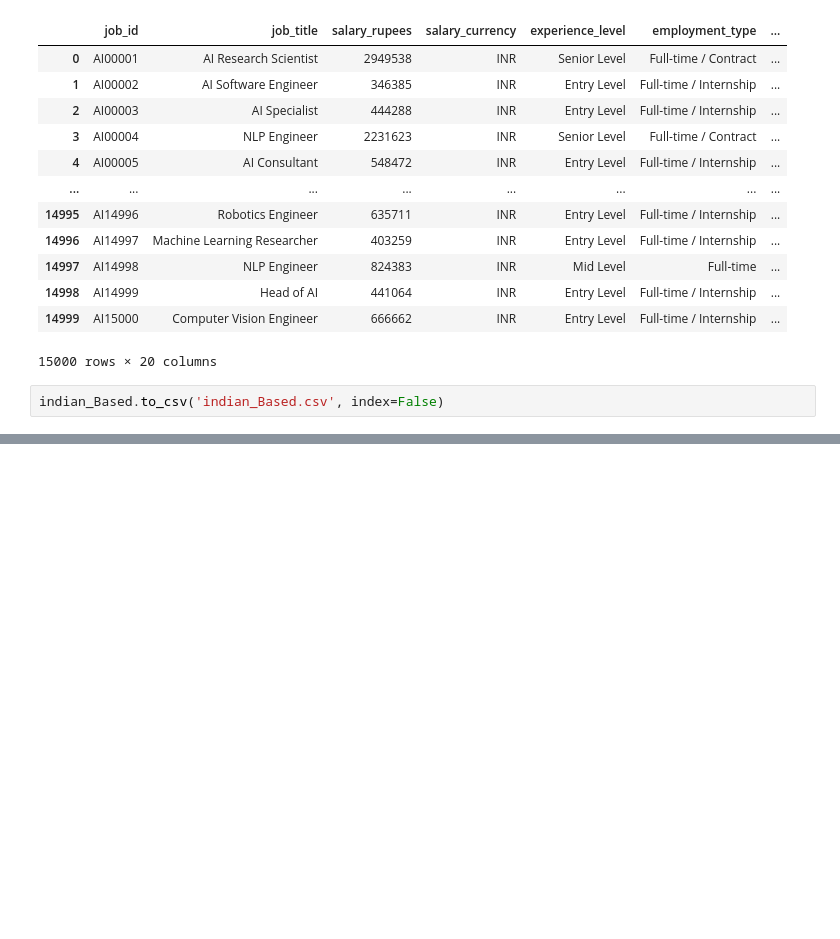
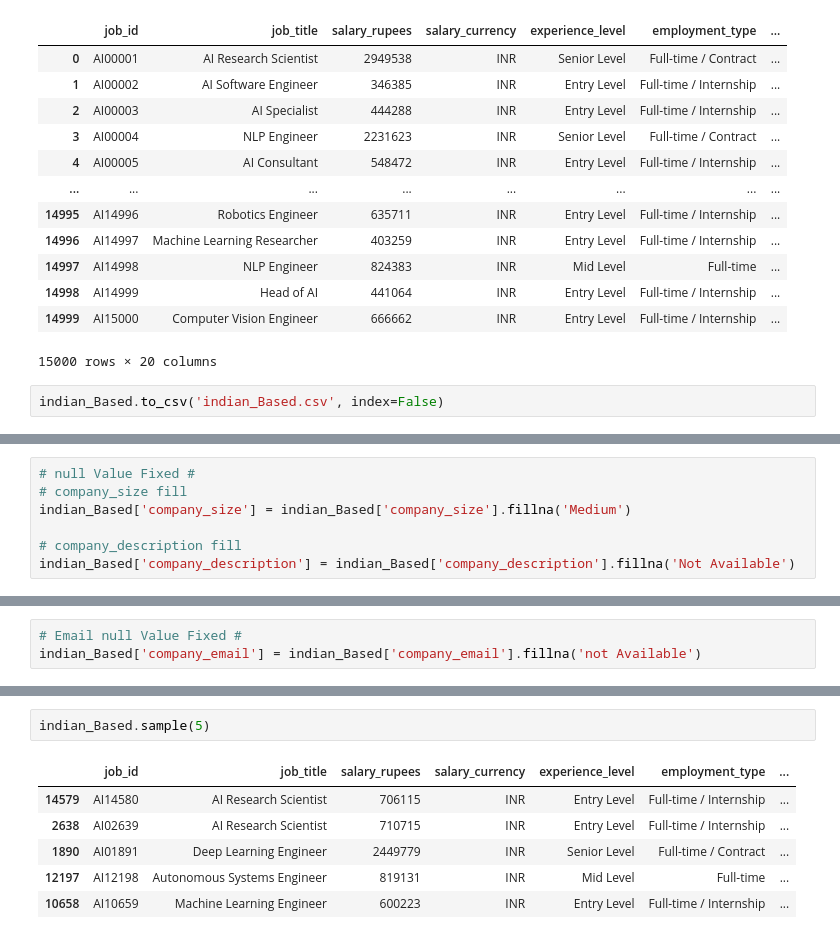
Before and after one commit to AJ0043/advance-ai-job-portal, a Jupyter notebook: Job_portal.ipynb, the cells around one changed output, grey strips where cells are left out. Cells and saved outputs as stored; diff of their text form; blank space fills up the shorter version.

```diff
--- a/Job_portal.ipynb
+++ b/Job_portal.ipynb
@@ -3850,0 +3931,7 @@ indian_Based.to_csv('indian_Based.csv', index=False)
+# %%
+# null Value Fixed #
+# company_size fill
+indian_Based['company_size'] = indian_Based['company_size'].fillna('Medium')
+
+# company_description fill
+indian_Based['company_description'] = indian_Based['company_description'].fillna('Not Available')
@@ -3850,0 +3975,3 @@ indian_Based.to_csv('indian_Based.csv', index=False)
+# %%
+# Email null Value Fixed #
+indian_Based['company_email'] = indian_Based['company_email'].fillna('not Available')
@@ -3850,0 +4036,9 @@ indian_Based.to_csv('indian_Based.csv', index=False)
+# %%
+indian_Based.sample(5)
+# %% [output]
+|  | job_id | job_title | salary_rupees | salary_currency | experience_level | employment_type | ... |
+| 14579 | AI14580 | AI Research Scientist | 706115 | INR | Entry Level | Full-time / Internship | ... |
+| 2638 | AI02639 | AI Research Scientist | 710715 | INR | Entry Level | Full-time / Internship | ... |
+| 1890 | AI01891 | Deep Learning Engineer | 2449779 | INR | Senior Level | Full-time / Contract | ... |
+| 12197 | AI12198 | Autonomous Systems Engineer | 819131 | INR | Mid Level | Full-time | ... |
+| 10658 | AI10659 | Machine Learning Engineer | 600223 | INR | Entry Level | Full-time / Internship | ... |
```
Also changed, not shown: parts of 17 cells of this notebook.
